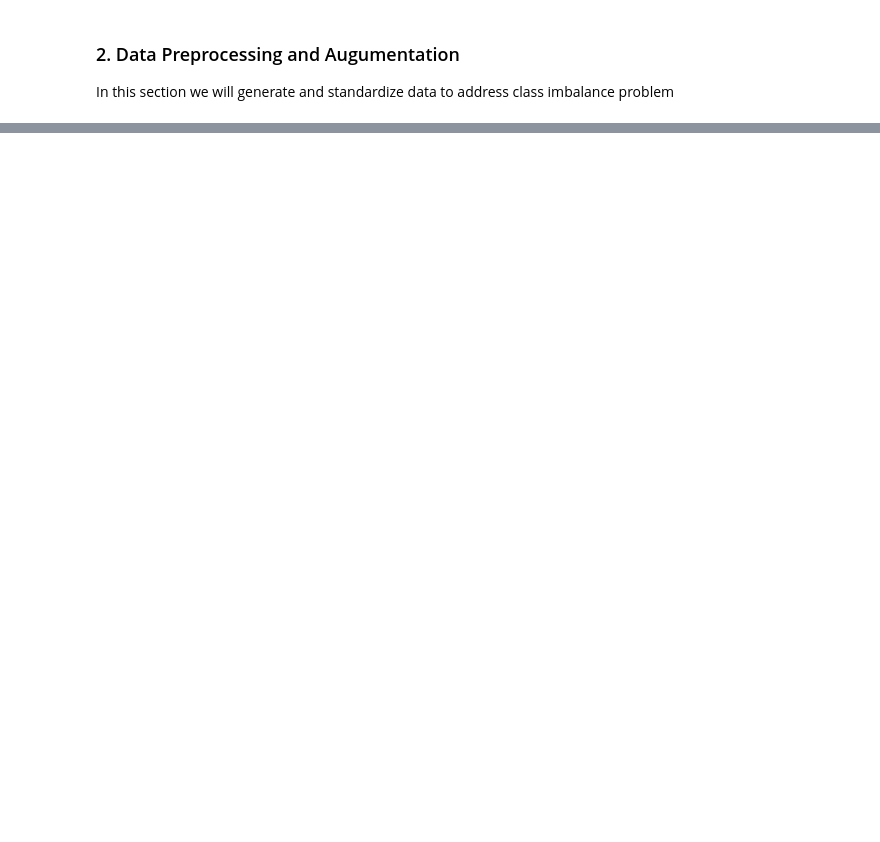
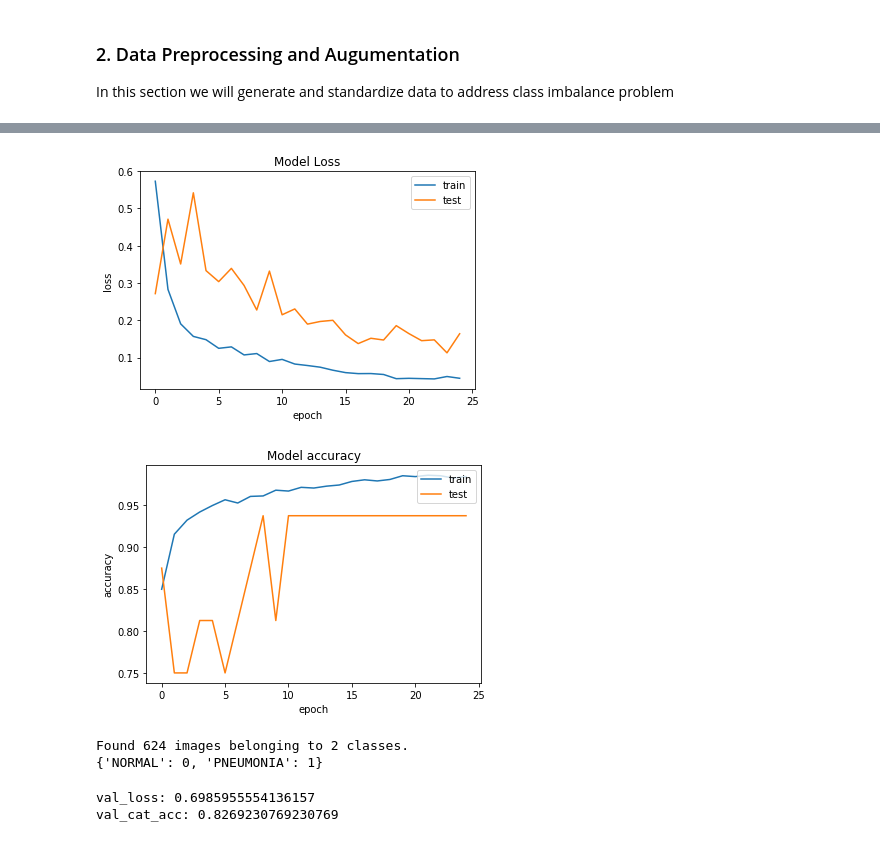
Before and after one commit to KarthikKothareddy/chest_xray, a Jupyter notebook: pneumonia_ea.ipynb, the cells around one changed output, grey strips where cells are left out. Cells and saved outputs as stored; diff of their text form; code cells hidden in the pictures; blank space fills up the shorter version.

```diff
--- a/pneumonia_ea.ipynb
+++ b/pneumonia_ea.ipynb
@@ -140,0 +380,10 @@ for i in range(int(np.ceil((3500 - X.shape[0])/32))):
+# %%
+# start training
+history = model.fit_generator(
+    generator=_train,
+    steps_per_epoch=_train.samples//BATCH_SIZE,
+    validation_data=_valid,
+    validation_steps=_valid.samples,
+    callbacks=_callbacks,
+    epochs=EPOCHS
+)
@@ -140,0 +408,49 @@ for i in range(int(np.ceil((3500 - X.shape[0])/32))):
+# %%
+# PLOTTING
+import matplotlib.pyplot as plt
+%matplotlib inline
+
+# plot the loss
+plt.plot(history.history['loss'])
+plt.plot(history.history['val_loss'])
+plt.title('Model Loss')
+plt.ylabel('loss')
+plt.xlabel('epoch')
+plt.legend(['train', 'test'], loc='upper right')
+plt.show()
+
+# plot the accuracy
+plt.plot(history.history['acc'])
+plt.plot(history.history['val_acc'])
+plt.title('Model accuracy')
+plt.ylabel('accuracy')
+plt.xlabel('epoch')
+plt.legend(['train', 'test'], loc='upper right')
+plt.show()
+# %% [output]
+[figure, added]
+[figure, added]
+# %%
+# test data
+# validation
+_test = _image_generator.flow_from_directory(
+    directory="chest_xray/test/",
+    target_size=(IM_WIDTH, IM_HEIGHT),
+    shuffle=False,
+    seed=255,
+    color_mode=COLOR_MODE,
+    class_mode="categorical",
+    batch_size=1
+)
+print(_test.class_indices)
+# %% [output]
+Found 624 images belonging to 2 classes.
+{'NORMAL': 0, 'PNEUMONIA': 1}
+# %%
+test_loss, test_acc = model.evaluate_generator(_test, steps=_test.samples)
+
+print('val_loss:', test_loss)
+print('val_cat_acc:', test_acc)
+# %% [output]
+val_loss: 0.6985955554136157
+val_cat_acc: 0.8269230769230769
```
Also changed, not shown: parts of 21 cells of this notebook.
